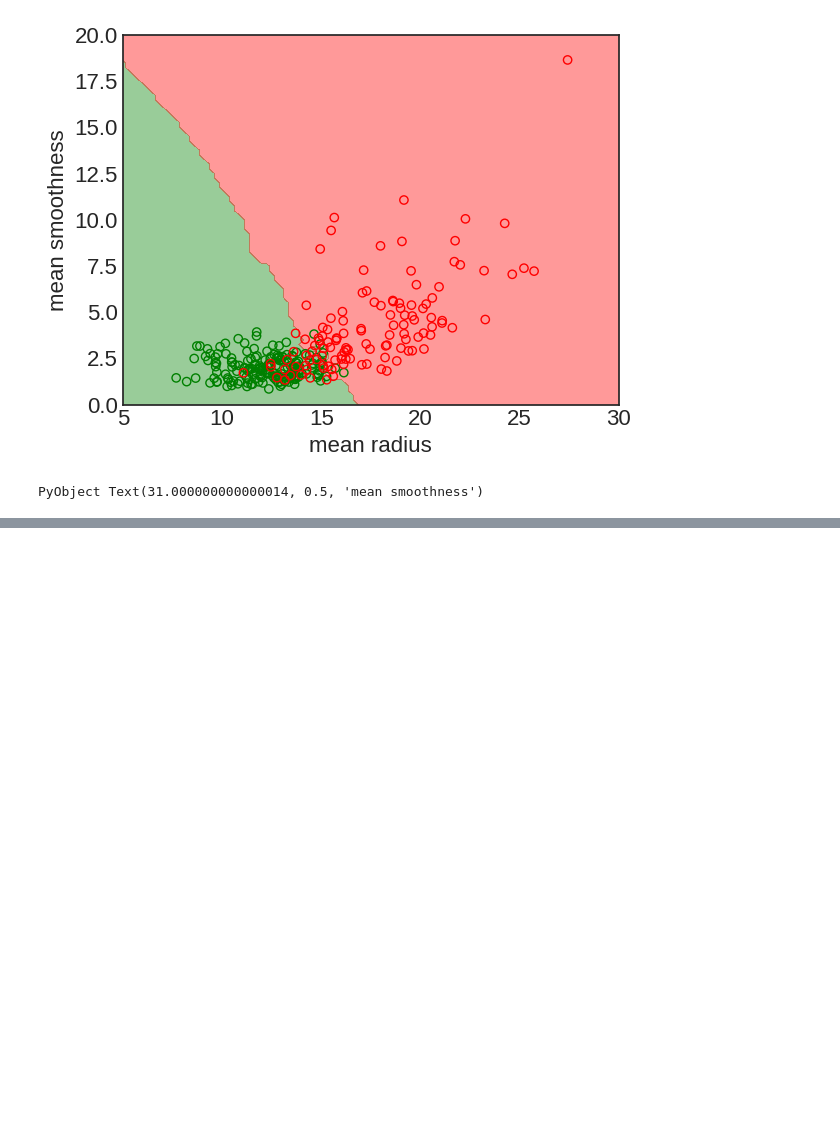
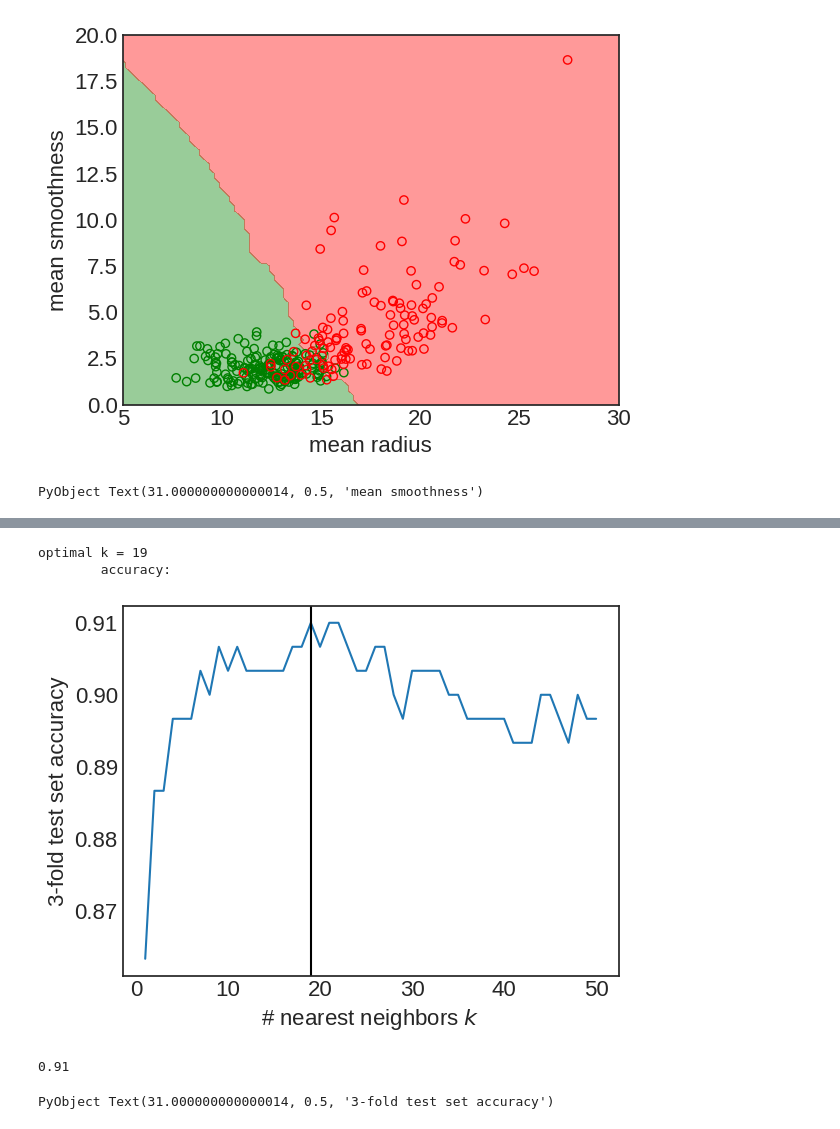
Before and after one commit to SimonEnsemble/data_science_course, a Jupyter notebook: lectures/knn/kNN_algo.ipynb, the cells around one changed output, grey strips where cells are left out. Cells and saved outputs as stored; diff of their text form; code cells hidden in the pictures; blank space fills up the shorter version.

Commit message:
add Kfolds

```diff
--- a/lectures/knn/kNN_algo.ipynb
+++ b/lectures/knn/kNN_algo.ipynb
@@ -332,0 +333,30 @@ PyObject Text(31.000000000000014, 0.5, 'mean smoothness')
+# %%
+K = 5 # number of folds
+kf = KFold(n_tumors, n_folds=K)
+
+ks = 1:50 # number of neighbors
+test_accuracy = zeros(length(ks)) # store mean accuracy over cross folds here
+
+for k in ks
+    for (train_ids, test_ids) in kf
+        knn = KNeighborsClassifier(n_neighbors=k)
+        knn.fit(X[train_ids, :], y[train_ids])
+        test_accuracy[k] += knn.score(X[test_ids, :], y[test_ids])
+    end
+    test_accuracy[k] /= K
+end
+# %%
+figure()
+plot(ks, test_accuracy)
+opt_k = argmax(test_accuracy)
+println("optimal k = ", opt_k)
+println("\taccuracy: ", test_accuracy[opt_k])
+axvline(opt_k, color="k")
+xlabel(L"# nearest neighbors $k$")
+ylabel("$K-fold test set accuracy")
+# %% [output]
+optimal k = 19
+        accuracy:
+[figure, added]
+0.91
+PyObject Text(31.000000000000014, 0.5, '3-fold test set accuracy')
```
Also changed, not shown: parts of 8 cells of this notebook.
